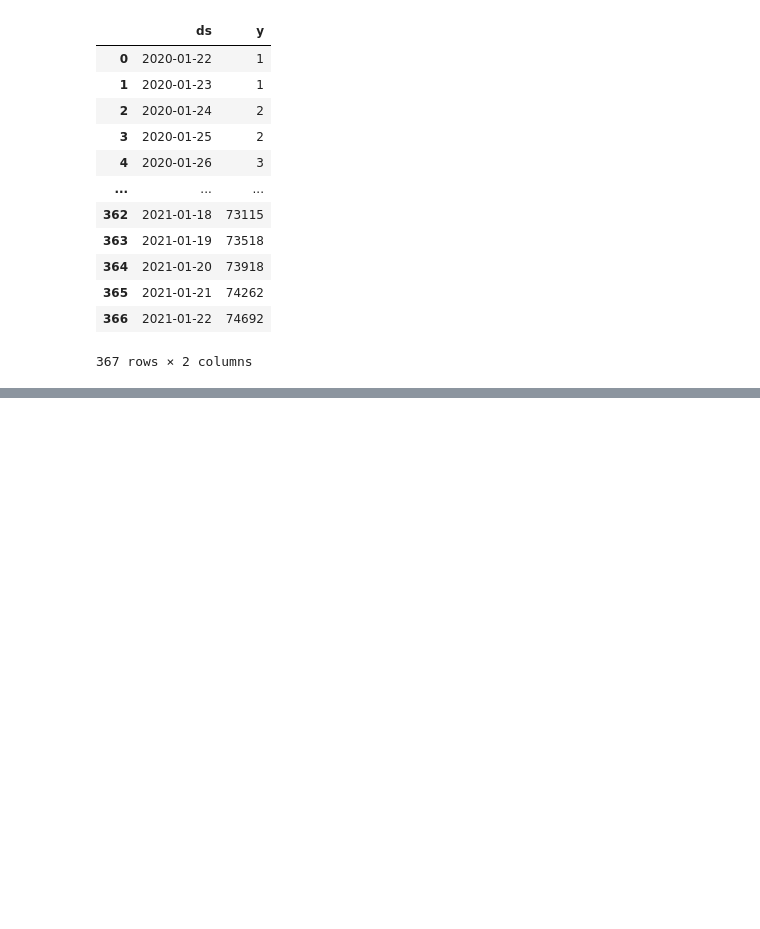
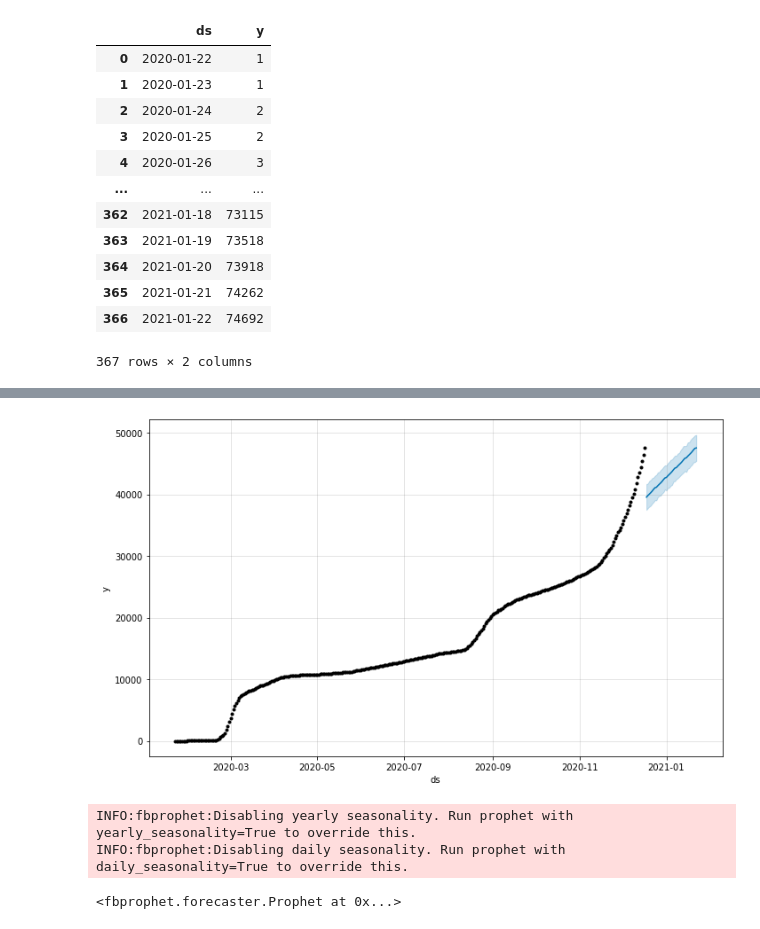
Before and after one commit to Vaycold/Vaycold, a Jupyter notebook: Python_DataAnalysis/코로나_바이러스에_의한_확진자_수_및_사망자_수_분석.ipynb, the cells around one changed output, grey strips where cells are left out. Cells and saved outputs as stored; diff of their text form; code cells hidden in the pictures; blank space fills up the shorter version.

```diff
--- a/Python_DataAnalysis/코로나_바이러스에_의한_확진자_수_및_사망자_수_분석.ipynb
+++ b/Python_DataAnalysis/코로나_바이러스에_의한_확진자_수_및_사망자_수_분석.ipynb
@@ -455,4 +455,5 @@ df
 from math import floor
 # %%
 def split_df(df, test_size) :
-  div = floor(df.shape)
+  div = floor(df.shape[0] * (1-test_size))
+  return df.loc[:div], df.loc[div+1:]
@@ -463,2 +460,2 @@ def train_test_split_df(df, test_size) :
 # %%
-train_df, test_df = train_test_split_df(df,0.1)
+train_df, test_df = split_df(df,0.1)
@@ -466,0 +486,3 @@ NameError: ignored
+# %%
+model = Prophet()
+model.fit(train_df)
@@ -466,0 +498,17 @@ NameError: ignored
+# %%
+pred = model.predict(test_df)
+model.plot(pred); #semicolon을 붙여주면 하나의 값만 나옴
+
+# 검은 점은 실제로 학습에 사용된 점이고, 뒤에 파란 선은 예측을 한 것임
+# 보면 알 수 있듯이 예측이 제대로 되지 않음
+# 급격한 변화를 따라오지 못해서 발생
+# %% [output]
+[figure, added]
+# %%
+# 급격한 변화를 따라 올 수 있게 조정함
+model = Prophet(changepoint_range= 1.0) # 디폴트 값은 0.8이지만 이 데이터는 후반에도 급격한 변화가 있으므로 1.0으로 해준다.
+model.fit(train_df)
+# %% [output]
+INFO:fbprophet:Disabling yearly seasonality. Run prophet with yearly_seasonality=True to override this.
+INFO:fbprophet:Disabling daily seasonality. Run prophet with daily_seasonality=True to override this.
+<fbprophet.forecaster.Prophet at 0x...>
```
Also changed, not shown: parts of 27 cells of this notebook.
